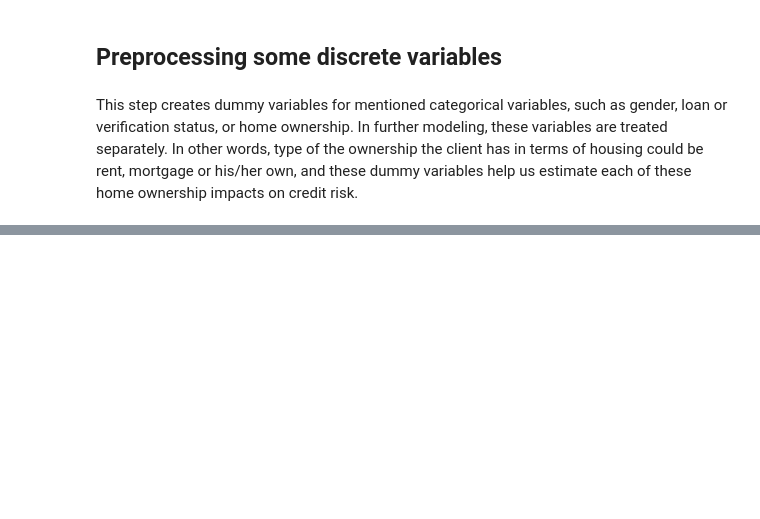
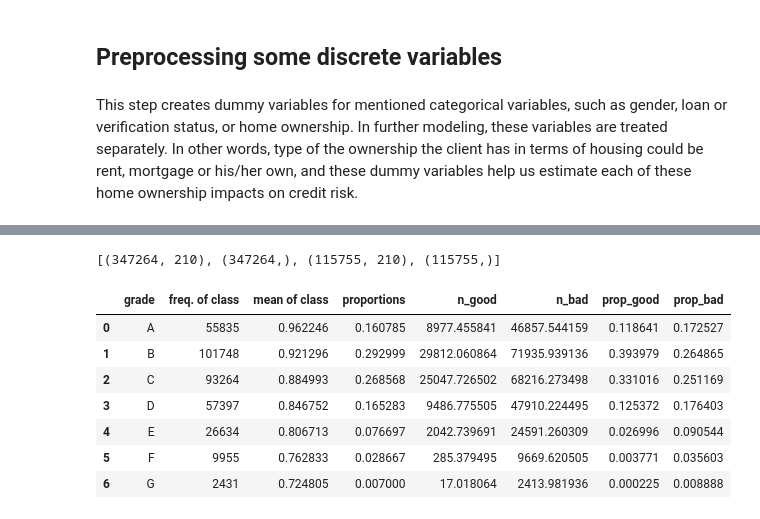
Before and after one commit to OzodbekOzodov/_credit-risk-modeling, a Jupyter notebook: main-project.ipynb, the cells around one changed output, grey strips where cells are left out. Saved outputs shown, nothing was run; the diff lists cells and outputs as text; code cells hidden in the pictures; blank space fills up the shorter version.

Commit message:
prepared next steps of the variables to build a model, and split train & test data

```diff
--- a/main-project.ipynb
+++ b/main-project.ipynb
@@ -175,0 +237,7 @@ This step creates dummy variables for mentioned categorical variables, such as g
+# %%
+pd.options.display.max_rows=50
+pd.options.display.max_columns=None
+loan_data['loan_status'].value_counts()
+loan_data["payment_quality"] = np.where(loan_data['loan_status'].isin(['Charged Off', 'Default',
+                                                                        'Does not meet the credit policy. Status:Charged Off',
+                                                                        'Late (31-120 days)',]), 0, 1)
@@ -175,0 +270,48 @@ This step creates dummy variables for mentioned categorical variables, such as g
+# %%
+loan_data_train_inputs, loan_data_test_inputs, loan_data_train_targets, loan_data_test_targets = train_test_split(loan_data.drop('payment_quality',
+                                                                                                                  axis = 1),
+                                                                                                                  loan_data['payment_quality'],
+                                                                                                                  test_size=0.25,
+                                                                                                                  random_state=2023)
+shapes = [  loan_data_train_inputs.shape,
+            loan_data_train_targets.shape,
+            loan_data_test_inputs.shape,
+            loan_data_test_targets.shape]
+
+shapes
+# %% [output]
+[(347264, 210), (347264,), (115755, 210), (115755,)]
+# %%
+## further data preparation steps for categorical variables using weights of evidence
+inputs = loan_data_train_inputs
+targets = loan_data_train_targets
+
+# the following code groups the payment quality variable based on grades assigned. It produces the payment quality frequency across grade classes and their means
+
+df1 = pd.concat([inputs['grade'], targets], axis=1)
+df1_counts = df1.groupby(df1.columns.values[0], as_index = False)[df1.columns.values[1]].count()
+df1_means = df1.groupby(df1.columns.values[0], as_index = False)[df1.columns.values[1]].mean()
+
+# merge the frequency counts and their means into one
+df1 = pd.concat([df1_counts, df1_means], axis=1)
+
+#the data contains two indentical columns for grade, therefore one of them has to be dropped
+df1 = df1.iloc[:, [0,1,3]]
+
+# give the meaningful variable names
+df1.columns = [df1.columns.values[0], 'freq. of class', 'mean of class']
+df1['proportions'] = df1['freq. of class'] / df1['freq. of class'].sum()
+df1['n_good'] = df1['proportions'] * df1['freq. of class']
+df1['n_bad'] = (1 - df1['proportions']) * df1['freq. of class']
+df1['prop_good'] = df1['n_good'] / df1['n_good'].sum()
+df1['prop_bad'] = df1['n_bad'] / df1['n_bad'].sum()
+df1
+# %% [output]
+|  | grade | freq. of class | mean of class | proportions | n_good | n_bad | prop_good | prop_bad |
+| 0 | A | 55835 | 0.962246 | 0.160785 | 8977.455841 | 46857.544159 | 0.118641 | 0.172527 |
+| 1 | B | 101748 | 0.921296 | 0.292999 | 29812.060864 | 71935.939136 | 0.393979 | 0.264865 |
+| 2 | C | 93264 | 0.884993 | 0.268568 | 25047.726502 | 68216.273498 | 0.331016 | 0.251169 |
+| 3 | D | 57397 | 0.846752 | 0.165283 | 9486.775505 | 47910.224495 | 0.125372 | 0.176403 |
+| 4 | E | 26634 | 0.806713 | 0.076697 | 2042.739691 | 24591.260309 | 0.026996 | 0.090544 |
+| 5 | F | 9955 | 0.762833 | 0.028667 | 285.379495 | 9669.620505 | 0.003771 | 0.035603 |
+| 6 | G | 2431 | 0.724805 | 0.007000 | 17.018064 | 2413.981936 | 0.000225 | 0.008888 |
```
Also changed, not shown: parts of 15 cells of this notebook.
